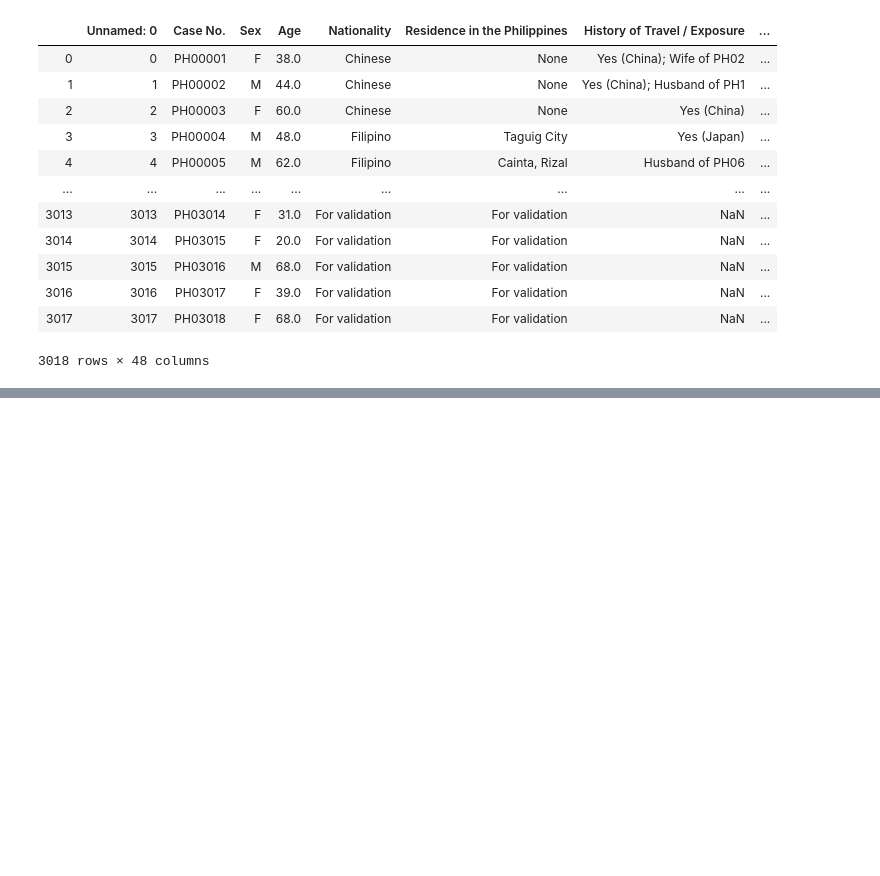
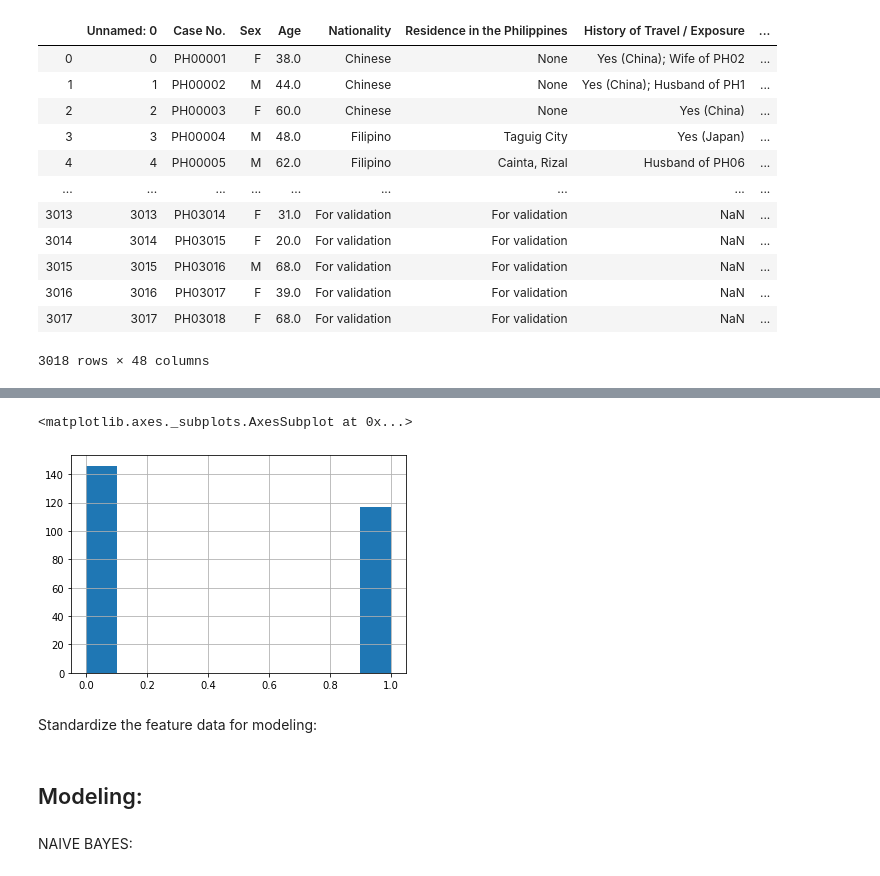
Before and after one commit to angelaaaateng/ML_COVID_PREDICTION, a Jupyter notebook: master.ipynb, the cells around one changed output, grey strips where cells are left out. Drawn from its saved outputs; the diff is of its cells as text; code cells hidden in the pictures; blank space fills up the shorter version.

```diff
--- a/master.ipynb
+++ b/master.ipynb
@@ -460,0 +645,17 @@ df_new
+# %%
+# recode to 2 categories based on the graph above:
+
+def health_status_binary(series):
+    if series > 2:
+        return 1
+    else:
+        return 0
+
+data['Health Status Binary'] = data['HealthStatusNUM'].apply(health_status_binary)
+
+data['Health Status Binary'].hist()
+# %% [output]
+<matplotlib.axes._subplots.AxesSubplot at 0x...>
+[figure, added]
+# %% [markdown]
+Standardize the feature data for modeling:
@@ -460,0 +671,5 @@ df_new
+# %% [markdown]
+<a id='modeling_cell'></a>
+## Modeling:
+# %% [markdown]
+NAIVE BAYES:
```
Also changed, not shown: parts of 55 cells of this notebook.
